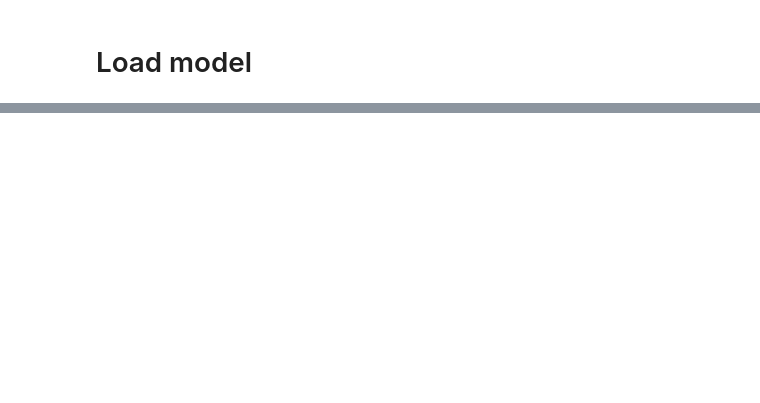
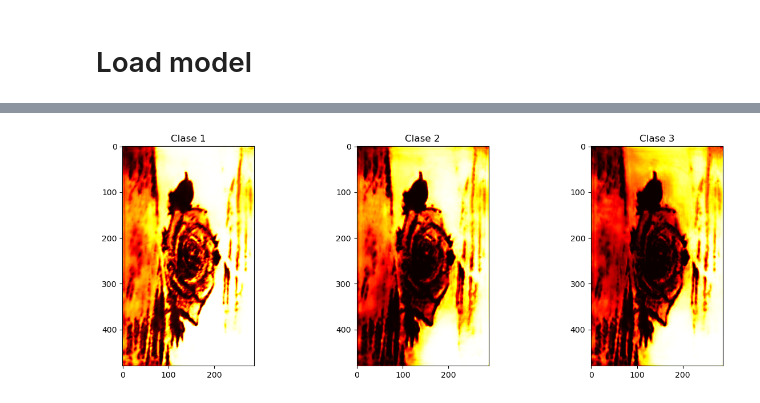
Before and after one commit to yovannynogales/computer-vision-verification-experiments, a Jupyter notebook: notebooks/tatoo_verification.ipynb, the cells around one changed output, grey strips where cells are left out. Saved outputs shown, nothing was run; the diff lists cells and outputs as text; code cells hidden in the pictures; blank space fills up the shorter version.

```diff
--- a/notebooks/tatoo_verification.ipynb
+++ b/notebooks/tatoo_verification.ipynb
@@ -103,0 +177,21 @@ ValueError: pic should be 2/3 dimensional. Got 1 dimensions.
+# %%
+# Normalizar la salida de Tanh para que esté en el rango [0, 1]
+output_normalized = (img_f + 1) / 2  # Normalización: de [-1, 1] a [0, 1]
+
+# Para cada canal, tomar la imagen correspondiente
+output_channel1 = output_normalized[0, 0, :, :].detach().cpu().numpy()  # Canal 1 (Clase 1)
+output_channel2 = output_normalized[0, 1, :, :].detach().cpu().numpy()  # Canal 2 (Clase 2)
+output_channel3 = output_normalized[0, 2, :, :].detach().cpu().numpy()  # Canal 3 (Clase 3)
+
+# Mostrar cada canal
+fig, axs = plt.subplots(1, 3, figsize=(15, 5))
+axs[0].imshow(output_channel1, cmap='hot')  # Canal 1
+axs[0].set_title('Clase 1')
+axs[1].imshow(output_channel2, cmap='hot')  # Canal 2
+axs[1].set_title('Clase 2')
+axs[2].imshow(output_channel3, cmap='hot')  # Canal 3
+axs[2].set_title('Clase 3')
+
+plt.show()
+# %% [output]
+[figure, added]
```
Also changed, not shown: parts of 18 cells of this notebook.
